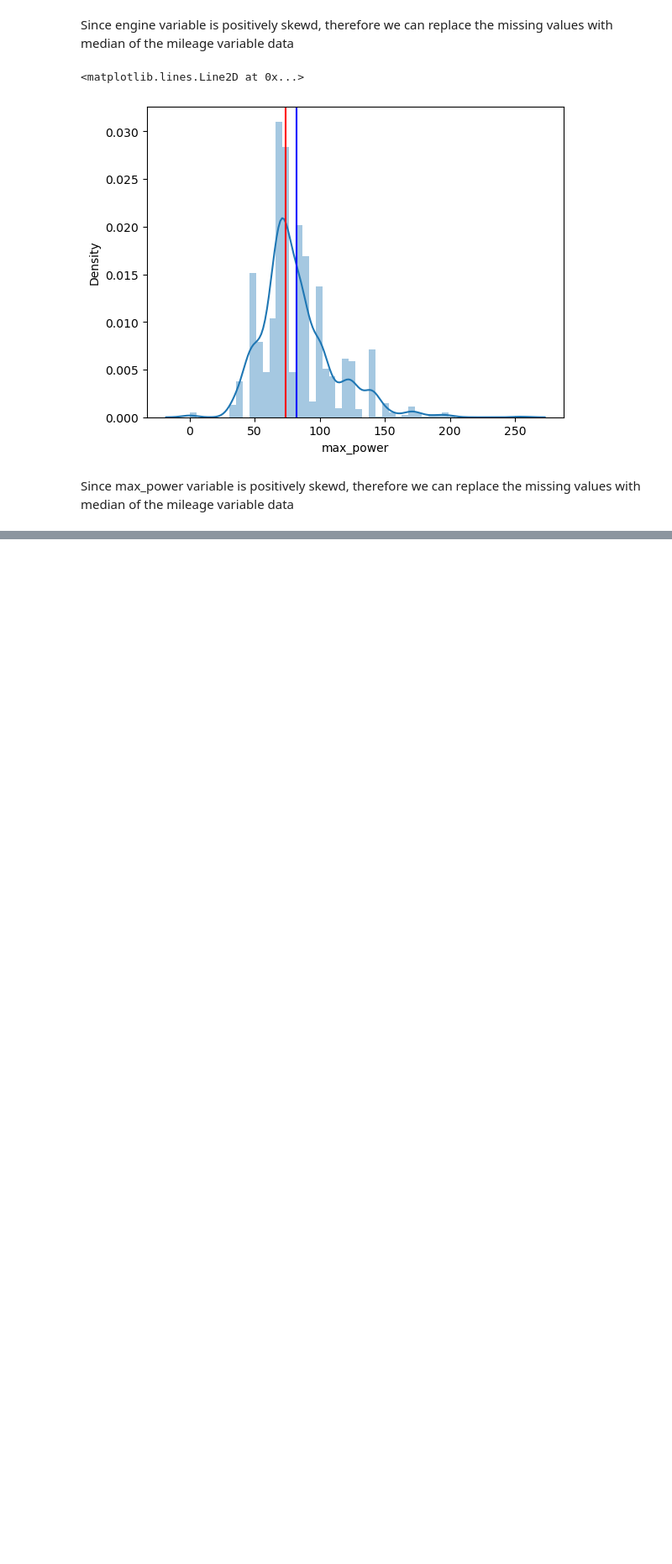
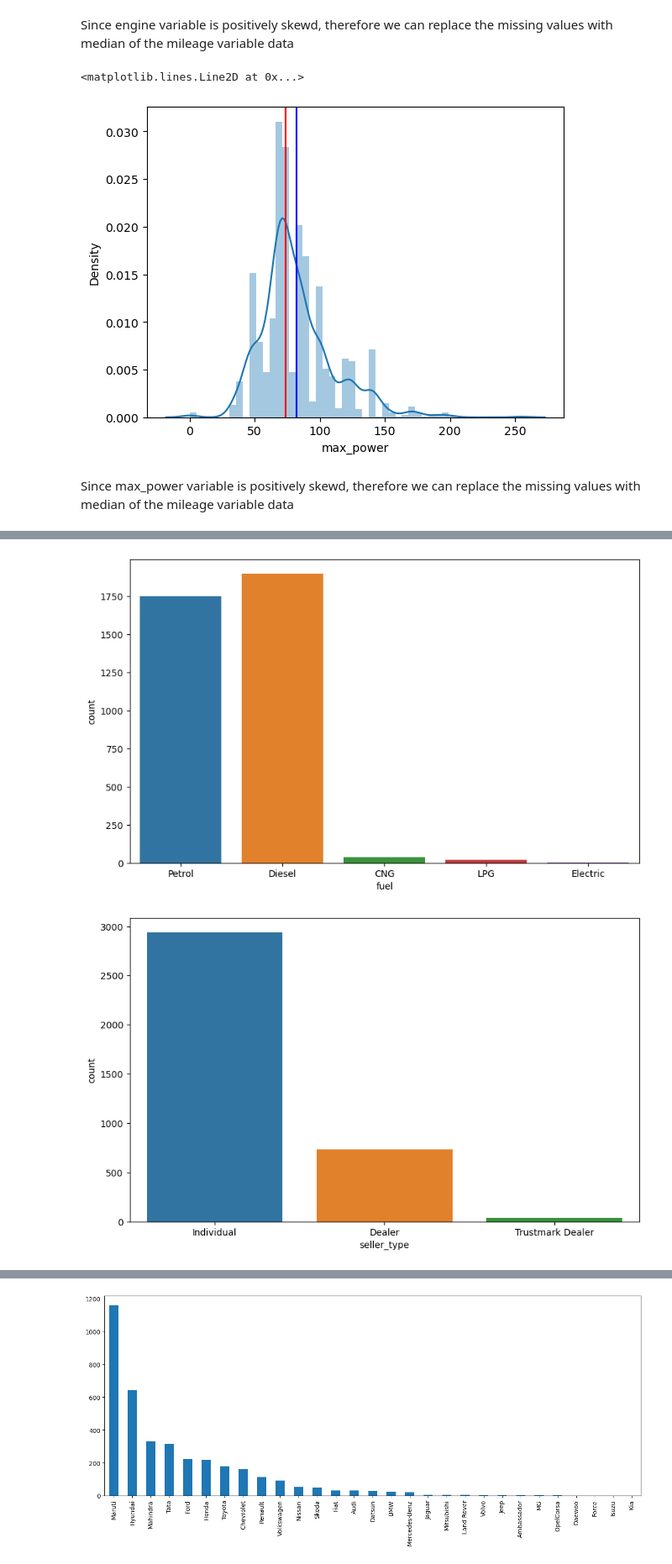
Before and after one commit to Varinder-KM/Car-Dekho_Car_selling_Price_prediction, a Jupyter notebook: Car Dekho (Car Selling Price Prediction).ipynb, the cells around one changed output, grey strips where cells are left out. Shown at 84% size. Saved outputs shown, nothing was run; the diff lists cells and outputs as text; code cells hidden in the pictures; blank space fills up the shorter version.

```diff
--- a/Car Dekho (Car Selling Price Prediction).ipynb
+++ b/Car Dekho (Car Selling Price Prediction).ipynb
@@ -296,0 +336,12 @@ memory usage: 376.6+ KB
+# %%
+# categorical_variables
+for col in categorical_variables:
+  if col == 'company':
+    fig, ax = plt.subplots(figsize=(16, 6))
+    dataset[col].value_counts().plot(kind='bar')
+  else:
+    fig, ax = plt.subplots(figsize=(10, 6))
+    sns.countplot(dataset[col])
+# %% [output]
+[figure, added]
+[figure, added]
@@ -296,0 +350 @@ memory usage: 376.6+ KB
+[figure, added]
```
Also changed, not shown: parts of 17 cells of this notebook.
